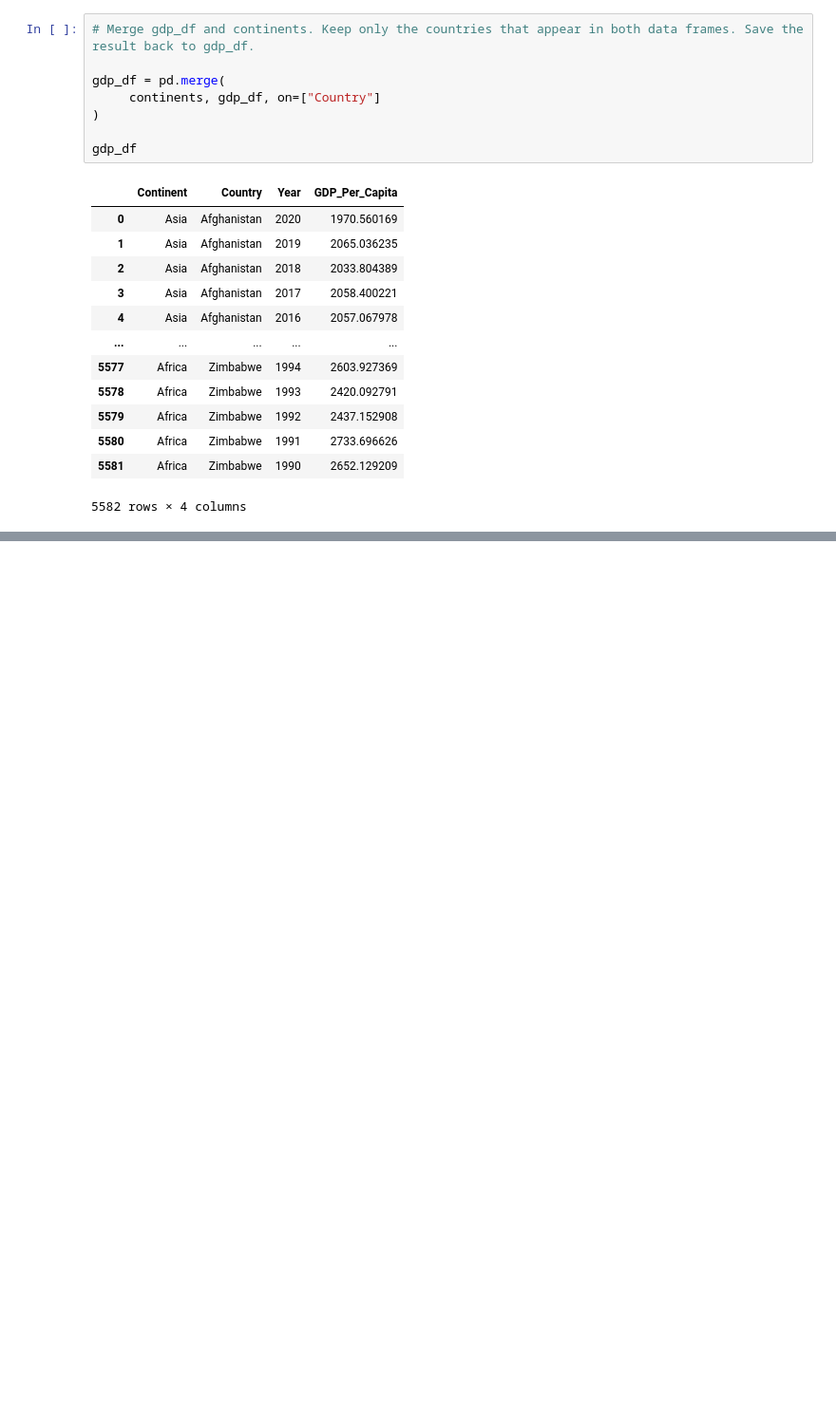
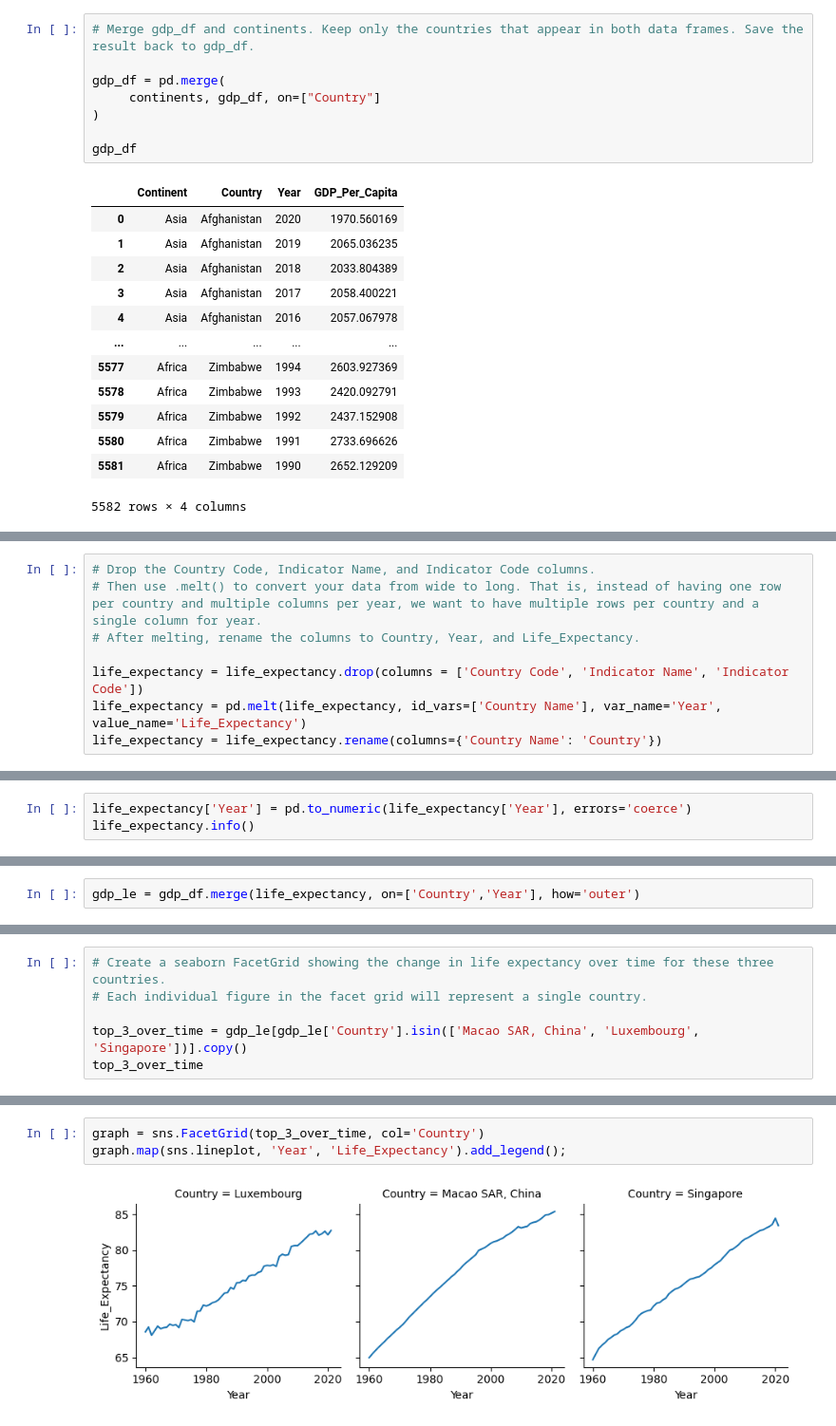
Before and after one commit to nss-data-science-cohort-7/un-exploration-ndidiox, a Jupyter notebook: notebooks/UN_Data_Exploration.ipynb, the cells around one changed output, grey strips where cells are left out. Shown: that part at 95% size. Drawn from its saved outputs; the diff is of its cells as text; blank space fills up the shorter version.

```diff
--- a/notebooks/UN_Data_Exploration.ipynb
+++ b/notebooks/UN_Data_Exploration.ipynb
@@ -377,0 +425,8 @@ Name: Continent, dtype: int64
+# %%
+# Drop the Country Code, Indicator Name, and Indicator Code columns.
+# Then use .melt() to convert your data from wide to long. That is, instead of having one row per country and multiple columns per year, we want to have multiple rows per country and a single column for year.
+# After melting, rename the columns to Country, Year, and Life_Expectancy.
+
+life_expectancy = life_expectancy.drop(columns = ['Country Code', 'Indicator Name', 'Indicator Code'])
+life_expectancy = pd.melt(life_expectancy, id_vars=['Country Name'], var_name='Year', value_name='Life_Expectancy')
+life_expectancy = life_expectancy.rename(columns={'Country Name': 'Country'})
@@ -377,0 +500,3 @@ Name: Continent, dtype: int64
+# %%
+life_expectancy['Year'] = pd.to_numeric(life_expectancy['Year'], errors='coerce')
+life_expectancy.info()
@@ -377,0 +514,2 @@ Name: Continent, dtype: int64
+# %%
+gdp_le = gdp_df.merge(life_expectancy, on=['Country','Year'], how='outer')
@@ -377,0 +569,6 @@ Name: Continent, dtype: int64
+# %%
+# Create a seaborn FacetGrid showing the change in life expectancy over time for these three countries.
+# Each individual figure in the facet grid will represent a single country.
+
+top_3_over_time = gdp_le[gdp_le['Country'].isin(['Macao SAR, China', 'Luxembourg', 'Singapore'])].copy()
+top_3_over_time
@@ -377,0 +589,5 @@ Name: Continent, dtype: int64
+# %%
+graph = sns.FacetGrid(top_3_over_time, col='Country')
+graph.map(sns.lineplot, 'Year', 'Life_Expectancy').add_legend();
+# %% [output]
+[figure, added]
```
Also changed, not shown: parts of 27 cells of this notebook.
